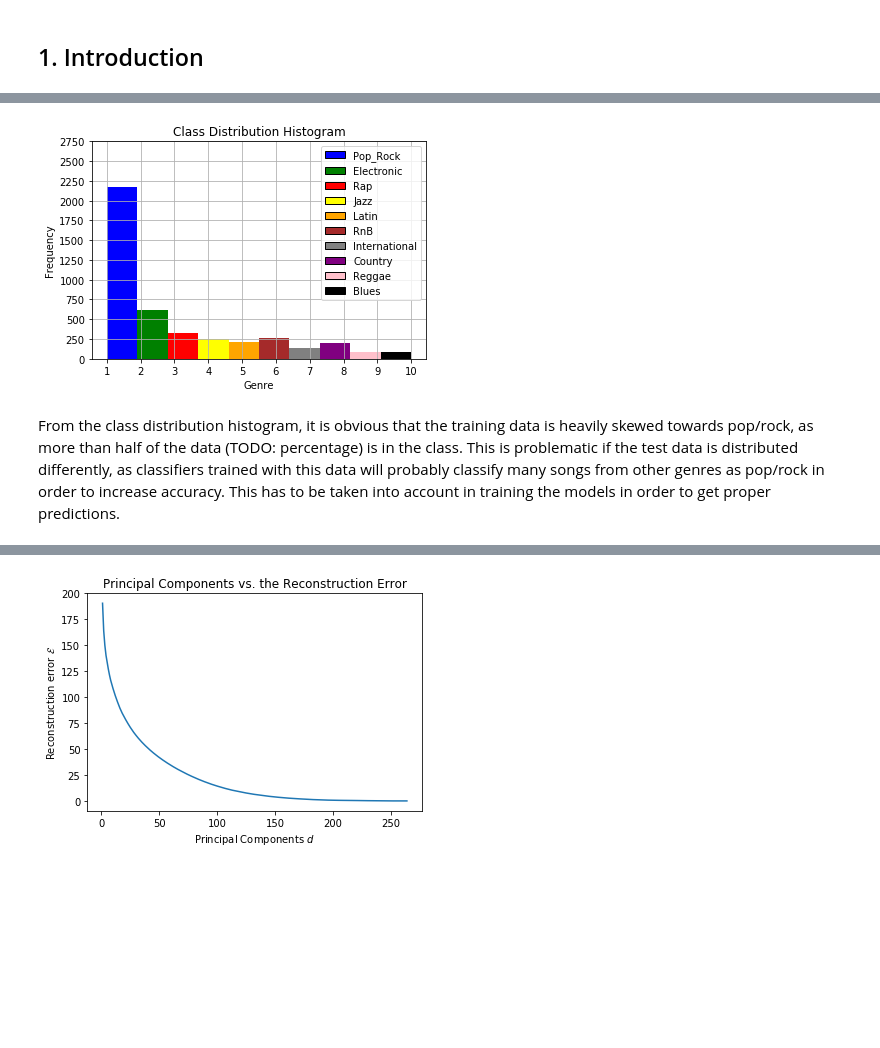
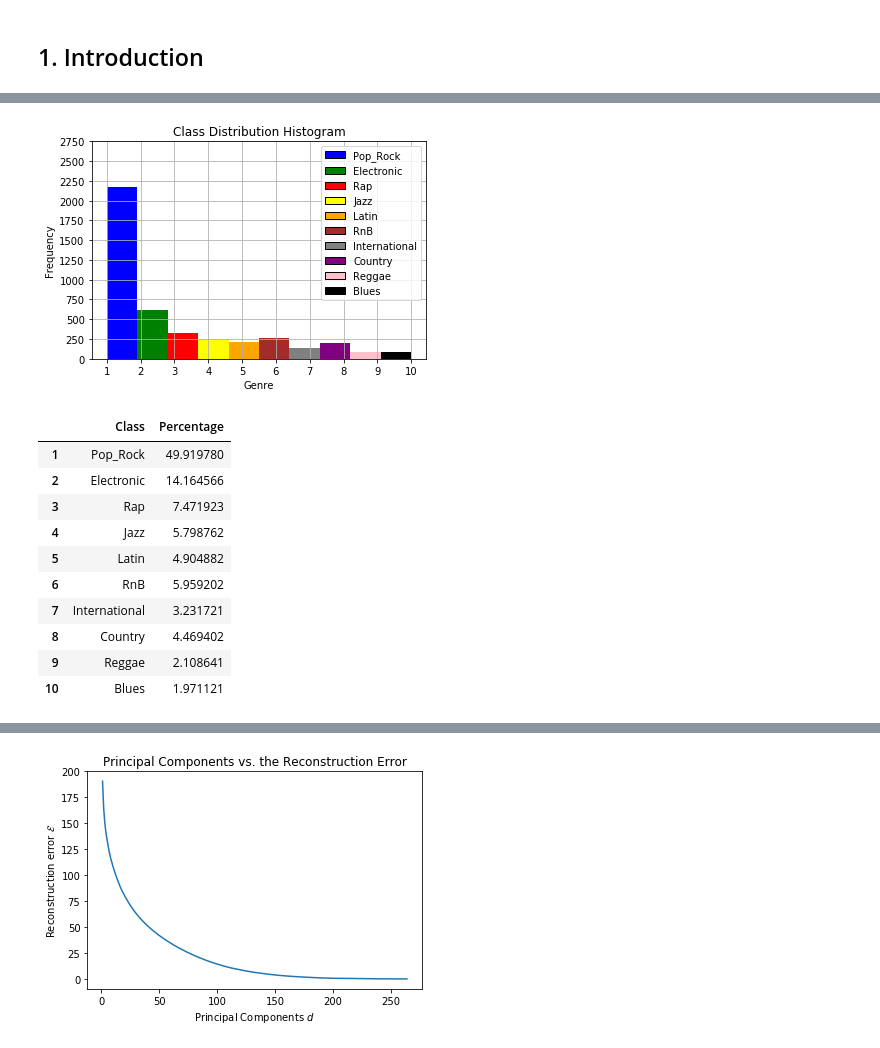
Before and after one commit to abdullahkhan93/MLBP-2018, a Jupyter notebook: Project Report.ipynb, the cells around one changed output, grey strips where cells are left out. Drawn from its saved outputs; the diff is of its cells as text; code cells hidden in the pictures; blank space fills up the shorter version.

```diff
--- a/Project Report.ipynb
+++ b/Project Report.ipynb
@@ -172,40 +187,41 @@ def plot_error(eigvalues, max_d):
 # %%
-'''
-Data Import from Files
-'''
-
-# Reading Data into Numpy Arrays
-XTrainData = pd.read_csv("train_data.csv", header = None).values
-YTrainData = pd.read_csv("train_labels.csv", header = None).values
-XTestData = pd.read_csv("test_data.csv", header = None).values
-
-# Storing Numpy Arrays into DataFrames for better visualization
-FeatureTrainData = pd.DataFrame(XTrainData)
-LabelTrainData = pd.DataFrame(YTrainData)
-FeatureTestData = pd.DataFrame(XTestData)
-
-#FeatureTrainData.head()
-#FeatureTestData.head()
-#LabelTrainData.head()
-
 # Class Distribution Histogram
 fig, ax = plt.subplots()
 N, bins, patches = ax.hist(YTrainData, linewidth = 2)
 plt.title("Class Distribution Histogram")
 plt.xlabel("Genre")
 plt.ylabel("Frequency")
 plt.grid(True)
 plt.xticks(np.arange(1, 11, step = 1))
 plt.yticks(np.arange(0, 3000, step = 250))
 colors = ['blue', 'green', 'red', 'yellow', 'orange', 'brown', 'gray', 'purple', 'pink', 'black']
+
 for i in range(0, 10):
     patches[i].set_facecolor(colors[i])
+
 # Histogram Legend
 handles = [Rectangle((0, 0), 1, 1, color = c, ec = "k") for c in colors]
 labels = ["Pop_Rock", "Electronic", "Rap", "Jazz", "Latin", "RnB", "International", "Country", "Reggae", "Blues"]
 plt.legend(handles, labels)
 plt.show()
+
+unique, counts = np.unique(YTrainData, return_counts=True)
+total = YTrainData.shape[0]
+occurences = dict(zip(unique , (counts / total) * 100))
+percentages = pd.DataFrame.from_dict(occurences, orient='index', columns=['Percentage'])
+percentages['Class'] = pd.Series(np.asarray(labels), index=percentages.index)
+percentages = percentages[['Class', 'Percentage']]
+display(percentages)
 # %% [output]
 [figure]
+|  | Class | Percentage |
+| 1 | Pop_Rock | 49.919780 |
+| 2 | Electronic | 14.164566 |
+| 3 | Rap | 7.471923 |
+| 4 | Jazz | 5.798762 |
+| 5 | Latin | 4.904882 |
+| 6 | RnB | 5.959202 |
+| 7 | International | 3.231721 |
+| 8 | Country | 4.469402 |
+| 9 | Reggae | 2.108641 |
+| 10 | Blues | 1.971121 |
-# %% [markdown]
-From the class distribution histogram, it is obvious that the training data is heavily skewed towards pop/rock, as more than half of the data (TODO: percentage) is in the class. This is problematic if the test data is distributed differently, as classifiers trained with this data will probably classify many songs from other genres as pop/rock in order to increase accuracy. This has to be taken into account in training the models in order to get proper predictions.
```
Also changed, not shown: parts of 42 cells of this notebook, 5 other files.
